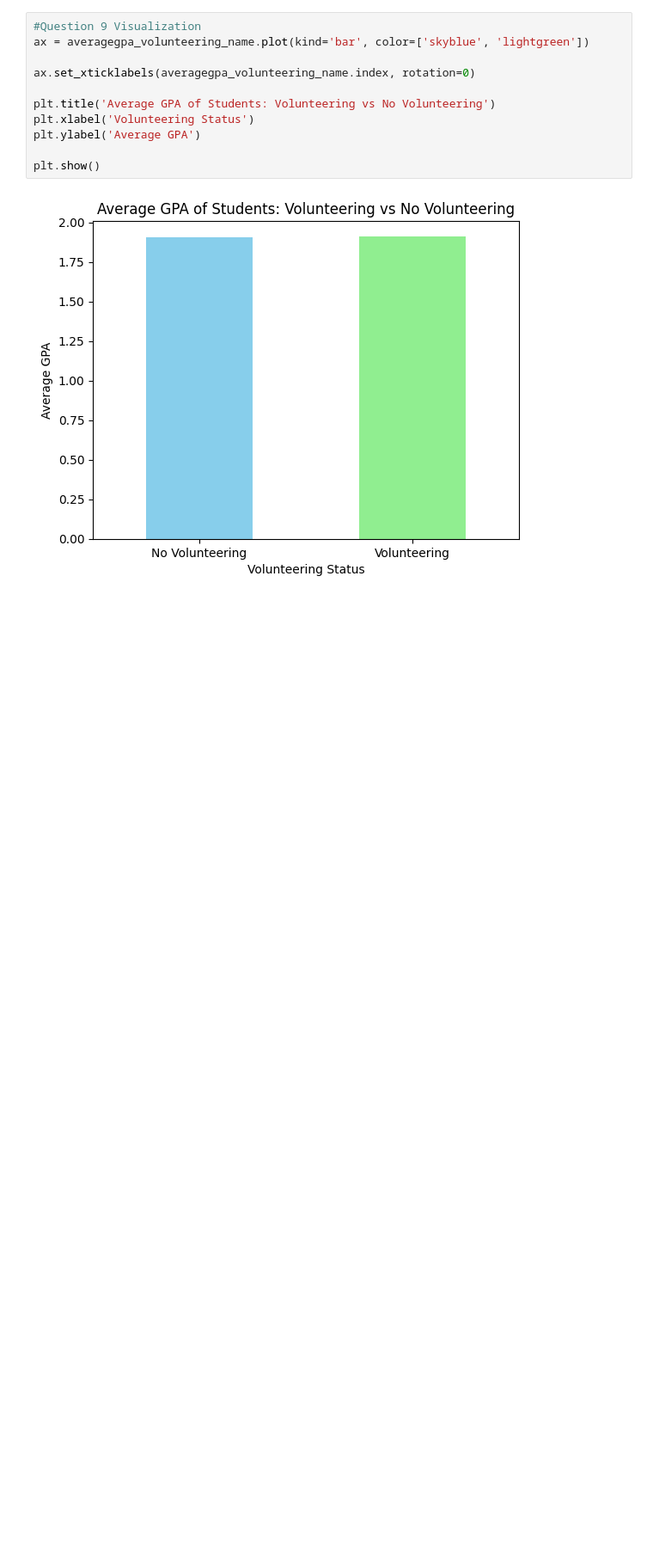
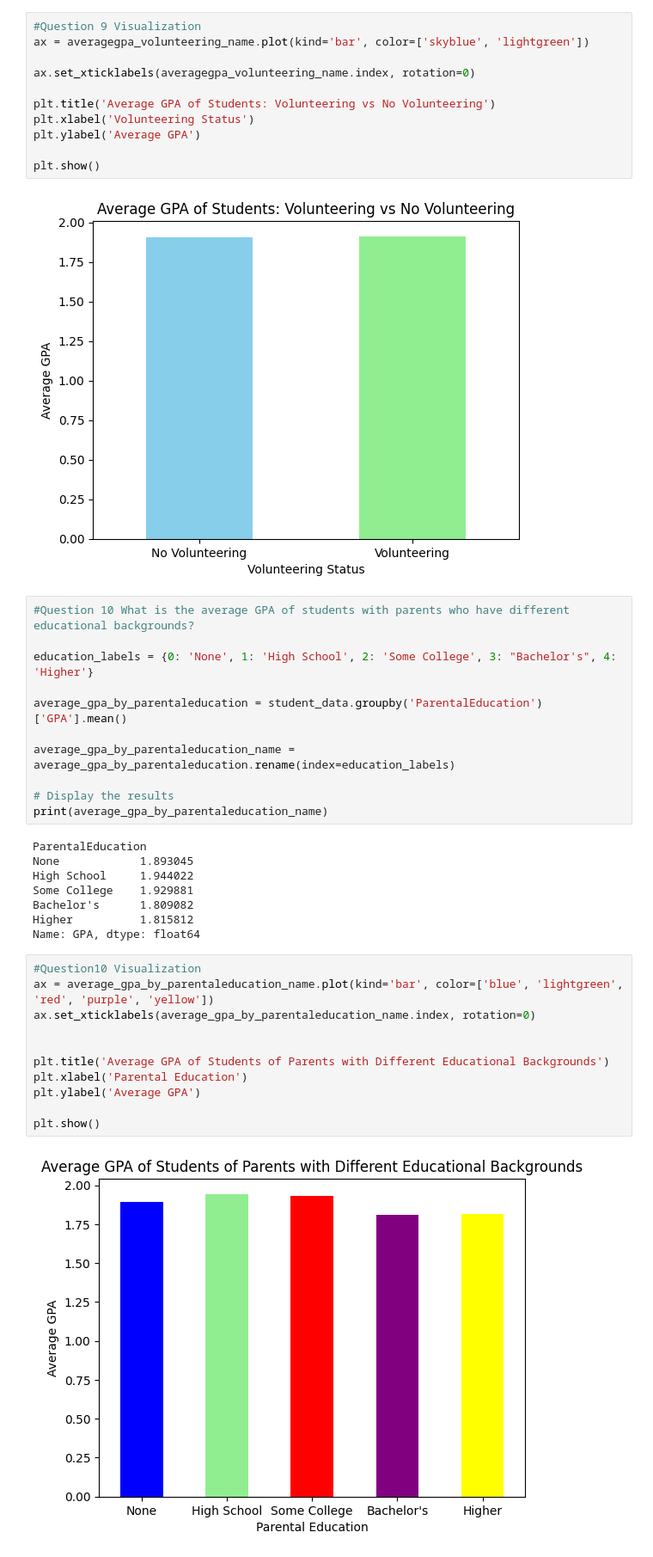
Before and after one commit to build-summer-2024/async-teal-michael-final-project, a Jupyter notebook: final_project.ipynb, the cells around one changed output. Shown at 86% size. Saved outputs shown, nothing was run; the diff lists cells and outputs as text; blank space fills up the shorter version.

Commit message:
Question 10

```diff
--- a/final_project.ipynb
+++ b/final_project.ipynb
@@ -296,3 +296,35 @@ plt.ylabel('Average GPA')
 plt.show()
 # %% [output]
 [figure]
+# %%
+#Question 10 What is the average GPA of students with parents who have different educational backgrounds?
+
+education_labels = {0: 'None', 1: 'High School', 2: 'Some College', 3: "Bachelor's", 4: 'Higher'}
+
+average_gpa_by_parentaleducation = student_data.groupby('ParentalEducation')['GPA'].mean()
+
+average_gpa_by_parentaleducation_name = average_gpa_by_parentaleducation.rename(index=education_labels)
+
+# Display the results
+print(average_gpa_by_parentaleducation_name)
+# %% [output]
+ParentalEducation
+None            1.893045
+High School     1.944022
+Some College    1.929881
+Bachelor's      1.809082
+Higher          1.815812
+Name: GPA, dtype: float64
+# %%
+#Question10 Visualization
+ax = average_gpa_by_parentaleducation_name.plot(kind='bar', color=['blue', 'lightgreen', 'red', 'purple', 'yellow'])
+ax.set_xticklabels(average_gpa_by_parentaleducation_name.index, rotation=0)
+
+
+plt.title('Average GPA of Students of Parents with Different Educational Backgrounds')
+plt.xlabel('Parental Education')
+plt.ylabel('Average GPA')
+
+plt.show()
+# %% [output]
+[figure, added]
```
Also changed, not shown: 2 other files.
